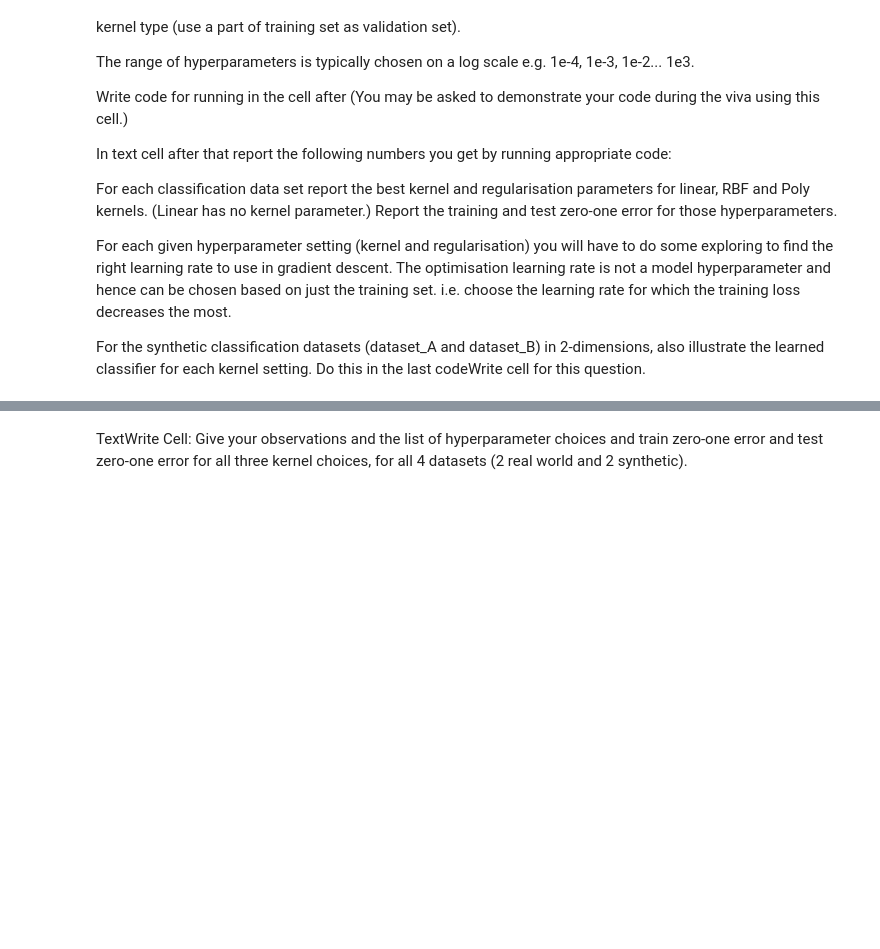
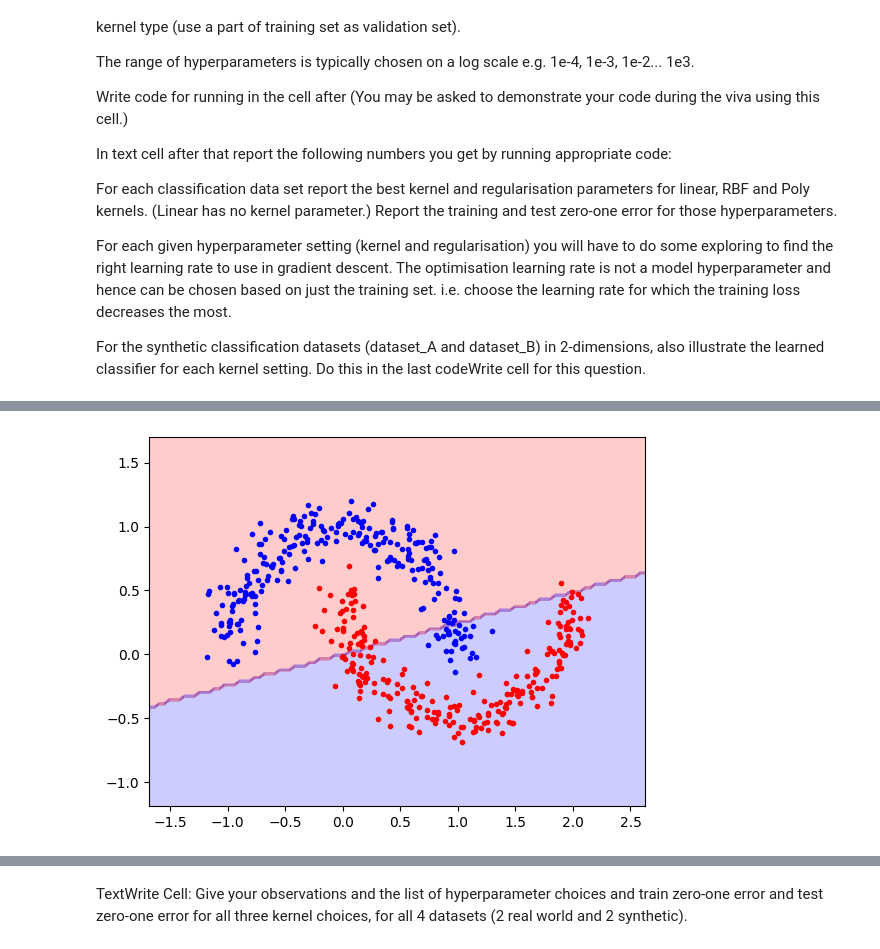
Before and after one commit to bersilin-robert1609/CS5691-PRML, a Jupyter notebook: Assignment-2/Notebook/ProgAss2_Student.ipynb, the cells around one changed output, grey strips where cells are left out. Cells and saved outputs as stored; diff of their text form; code cells hidden in the pictures; blank space fills up the shorter version.

```diff
--- a/Assignment-2/Notebook/ProgAss2_Student.ipynb
+++ b/Assignment-2/Notebook/ProgAss2_Student.ipynb
@@ -109,10 +109,6 @@ def train_pred_logistic_regression(X, Y, kernel='linear', reg_param=0., kernel_p
     kernel_X = calculate_kernel_matrix(X, kernel, kernel_param)
     alpha = np.zeros(X.shape[0])
 
-    print(kernel_X)
-
-    kernel_X[np.isnan(kernel_X)] = 0.0
-
     assert(kernel_X.shape[1] == alpha.shape[0])
     assert(kernel_X.shape[0] == X.shape[0])
 
@@ -145,18 +141,3 @@ def test_pred(alpha, train_X, train_Y, test_X, kernel, kernel_param):
     pred[pred == 0] = 1.0
 
     return pred
-
-data = np.load("../../Data/dataset_A.npz")
-X_train = data['arr_0']
-Y_train = data['arr_1']
-X_test = data['arr_2']
-Y_test = data['arr_3']
-
-kernel = 'poly'
-kernel_param = 1e-4
-reg_param = 1e-4
-
-alpha = train_pred_logistic_regression(X_train, Y_train, kernel, reg_param, kernel_param, num_iter_gd=100)
-pred = test_pred(alpha, X_train, Y_train, X_test, kernel, kernel_param)
-
-print("Accuracy: ", np.sum(pred == Y_test) / Y_test.shape[0])
@@ -190,0 +144,69 @@ for kernel in ['poly', 'rbf']:
+# %%
+# CodeWrite : Use the functions above to do validation to get best hyperparameters
+# (i.e. kernel_param and regularisation_param).
+# Also, get the numbers you report below.
+
+kernal_params = [1, 2, 4]
+reg_params = [1e-4, 1e-3, 1e-2, 1e-1, 1, 10]
+
+data = np.load("../../Data/dataset_A.npz")
+X_train = data['arr_0']
+Y_train = data['arr_1']
+X_test = data['arr_2']
+Y_test = data['arr_3']
+
+# 80 percent for train
+X_train = X_train[:int(0.8 * X_train.shape[0])]
+Y_train = Y_train[:int(0.8 * Y_train.shape[0])]
+# 20 percent for validation
+X_val = X_train[int(0.8 * X_train.shape[0]):]
+Y_val = Y_train[int(0.8 * Y_train.shape[0]):]
+
+kernels = ['linear', 'poly', 'rbf']
+
+def find_best_parameter(kernel):
+    best_kernel_param = 0
+    best_reg_param = 0
+    best_accuracy = 0
+    for kernel_param in kernal_params:
+        for reg_param in reg_params:
+            alpha = train_pred_logistic_regression(X_train, Y_train, kernel, reg_param, kernel_param)
+            pred = test_pred(alpha, X_train, Y_train, X_val, kernel, kernel_param)
+            accuracy = np.mean(pred == Y_val)
+            # print("kernel: {}, kernel_param: {}, reg_param: {}, accuracy: {}".format(kernel, kernel_param, reg_param, accuracy))
+            if accuracy > best_accuracy:
+                best_kernel_param = kernel_param
+                best_reg_param = reg_param
+                best_accuracy = accuracy
+    return best_kernel_param, best_reg_param, best_accuracy
+
+def plot(alpha, X_test, Y_test, kernel, kernel_param):
+    minX = np.min(X_test[:, 0])
+    maxX = np.max(X_test[:, 0])
+    minY = np.min(X_test[:, 1])
+    maxY = np.max(X_test[:, 1])
+    points = 100
+    X, Y = np.meshgrid(np.linspace(minX - 0.5, maxX + 0.5, points), np.linspace(minY - 0.5, maxY + 0.5, points))
+    Z = np.zeros((points, points))
+    X_plotter = np.zeros((points * points, 2))
+    for i in range(points):
+        for j in range(points):
+            X_plotter[i * points + j, 0] = X[i, j]
+            X_plotter[i * points + j, 1] = Y[i, j]
+    pred = test_pred(alpha, X_train, Y_train, X_plotter, kernel, kernel_param)
+    Z = pred.reshape((points, points))
+    plt.contourf(X, Y, Z, alpha=0.2, colors=['r', 'b'])
+    plt.scatter(X_test[Y_test == 1, 0], X_test[Y_test == 1, 1], marker='.', color='r')
+    plt.scatter(X_test[Y_test == -1, 0], X_test[Y_test == -1, 1], marker='.', color='b')
+    plt.show()
+
+for kernel in kernels:
+    best_kernel_param, best_reg_param, best_accuracy = find_best_parameter(kernel)
+    print("Best kernel: {}, kernel_param: {}, reg_param: {}, accuracy: {}".format(kernel, best_kernel_param, best_reg_param, best_accuracy))
+
+    alpha = train_pred_logistic_regression(X_train, Y_train, kernel, best_reg_param, best_kernel_param)
+    pred = test_pred(alpha, X_train, Y_train, X_test, kernel, best_kernel_param)
+    accuracy = np.mean(pred == Y_test)
+    print("Test accuracy: {}".format(accuracy))
+    plot(alpha, X_test, Y_test, kernel, best_kernel_param)
+# %% [output]
@@ -190,0 +215 @@ for kernel in ['poly', 'rbf']:
+[figure, added]
```
Also changed, not shown: parts of 6 cells of this notebook, 9 other files.
